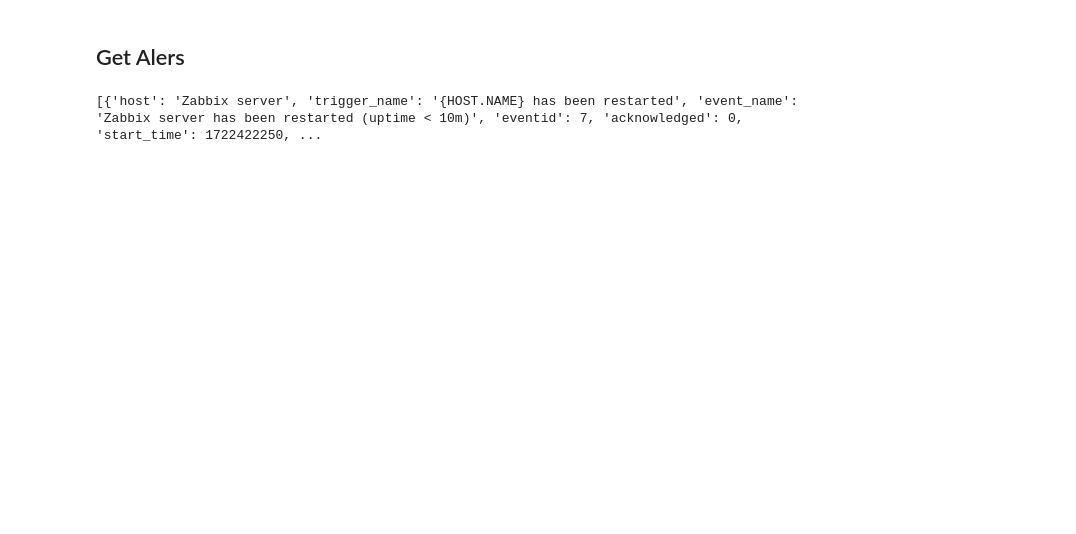
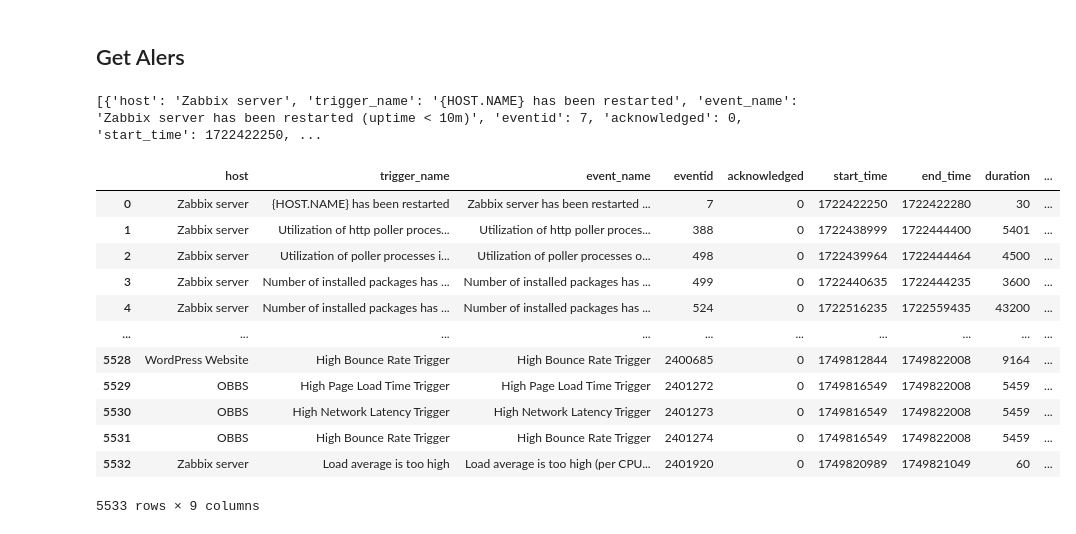
Before and after one commit to Kartik240803/zabbix, a Jupyter notebook: lib_tester.ipynb, the cells around one changed output. Saved outputs shown, nothing was run; the diff lists cells and outputs as text; code cells hidden in the pictures; blank space fills up the shorter version.

```diff
--- a/lib_tester.ipynb
+++ b/lib_tester.ipynb
@@ -14,3 +13,5 @@ db_config = {
+# %%
+zbx= zb.ZabbixDB(**db_config)
 # %% [markdown]
 ##  Setting Test variables
 # %%
@@ -35,11 +36,11 @@ with zb.ZabbixDB(**db_config) as zbx:
 # %% [markdown]
 ### Without HostName
 # %%
-with zb.ZabbixDB(**db_config) as zbx:
-    result = zbx.get_item_detail(
-        item_name=metric_name
-    )
-    print(result)
+
+result = zbx.get_item_detail(
+    item_name=metric_name
+)
+print(result)
 # %% [output]
 [{'hostname': 'Zabbix server', 'itemid': 42269, 'hostid': 10084, 'name': 'CPU utilization', 'history': '31d', 'trends': '365d', 'value_type': 0, 'status': 0, 'units': '%', 'history_table_name': 'histo ...
 # %% [markdown]
@@ -84,9 +146,26 @@ with zb.ZabbixDB(**db_config) as zbx:
 # %% [markdown]
 ## Get Alers
 # %%
-with zb.ZabbixDB(**db_config) as zbx:
-    result = zbx.get_all_alerts()
-    print(result)
+
+result = zbx.get_all_alerts()
+print(result)
+
+print("\nOutput is Converted to dataframe")
+d = pd.DataFrame(result)
+d
 # %% [output]
 [{'host': 'Zabbix server', 'trigger_name': '{HOST.NAME} has been restarted', 'event_name': 'Zabbix server has been restarted (uptime < 10m)', 'eventid': 7, 'acknowledged': 0, 'start_time': 1722422250, ...
+|  | host | trigger_name | event_name | eventid | acknowledged | start_time | end_time | duration | ... |
+| 0 | Zabbix server | {HOST.NAME} has been restarted | Zabbix server has been restarted ... | 7 | 0 | 1722422250 | 1722422280 | 30 | ... |
+| 1 | Zabbix server | Utilization of http poller proces... | Utilization of http poller proces... | 388 | 0 | 1722438999 | 1722444400 | 5401 | ... |
+| 2 | Zabbix server | Utilization of poller processes i... | Utilization of poller processes o... | 498 | 0 | 1722439964 | 1722444464 | 4500 | ... |
+| 3 | Zabbix server | Number of installed packages has ... | Number of installed packages has ... | 499 | 0 | 1722440635 | 1722444235 | 3600 | ... |
+| 4 | Zabbix server | Number of installed packages has ... | Number of installed packages has ... | 524 | 0 | 1722516235 | 1722559435 | 43200 | ... |
+| ... | ... | ... | ... | ... | ... | ... | ... | ... | ... |
+| 5528 | WordPress Website | High Bounce Rate Trigger | High Bounce Rate Trigger | 2400685 | 0 | 1749812844 | 1749822008 | 9164 | ... |
+| 5529 | OBBS | High Page Load Time Trigger | High Page Load Time Trigger | 2401272 | 0 | 1749816549 | 1749822008 | 5459 | ... |
+| 5530 | OBBS | High Network Latency Trigger | High Network Latency Trigger | 2401273 | 0 | 1749816549 | 1749822008 | 5459 | ... |
+| 5531 | OBBS | High Bounce Rate Trigger | High Bounce Rate Trigger | 2401274 | 0 | 1749816549 | 1749822008 | 5459 | ... |
+| 5532 | Zabbix server | Load average is too high | Load average is too high (per CPU... | 2401920 | 0 | 1749820989 | 1749821049 | 60 | ... |
+5533 rows × 9 columns
 # %%
```
Also changed, not shown: parts of 11 cells of this notebook, 5 other files.
